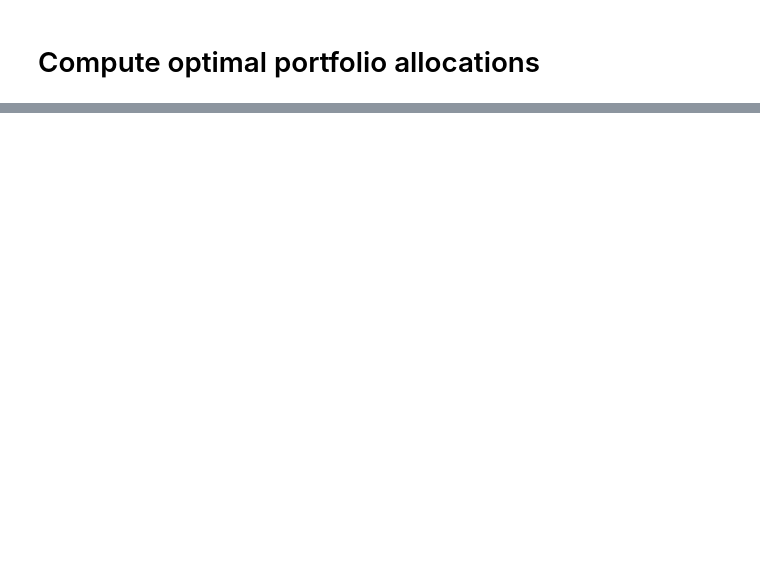
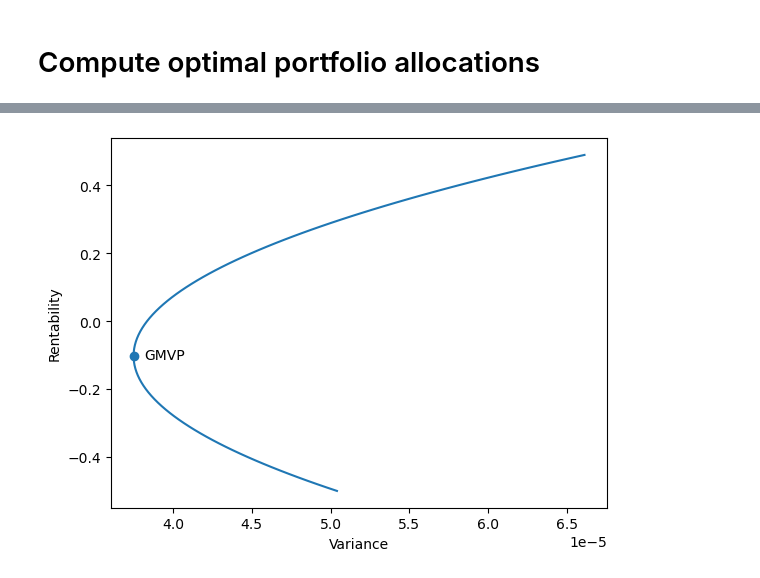
Before and after one commit to RobinPbt/Trading_strategies, a Jupyter notebook: simple_markowitz.ipynb, the cells around one changed output, grey strips where cells are left out. Drawn from its saved outputs; the diff is of its cells as text; code cells hidden in the pictures; blank space fills up the shorter version.

```diff
--- a/simple_markowitz.ipynb
+++ b/simple_markowitz.ipynb
@@ -97,6 +48,0 @@ expected_volatility : 0.001400
-# %%
-# Compute efficient portfolio for a given target return
-target_return = 0.05
-
-weights_target_ptf = compute_efficient_portfolio_weights(inv_covariance_matrix, unit_vector, returns_vector, target_return)
-expected_return_target, expected_var_target, expected_volat_target = compute_metrics_ptf(weights_target_ptf, returns_array, covariance_matrix)
@@ -106,0 +49,14 @@ expected_volatility : 0.001510
+# %%
+def expected_return(weights_vector, returns_vector):
+
+    expected_return = weights_vector.T @ returns_vector
+    expected_return = expected_return[0][0]
+
+    return expected_return
+# %%
+def expected_variance(weights_vector, covariance_matrix):
+
+    expected_variance = weights_vector.T @ covariance_matrix @ weights_vector
+    expected_variance = expected_variance.values[0][0]
+
+    return expected_variance
@@ -106,0 +129,6 @@ expected_volatility : 0.001510
+# %%
+# Create a portfolio and computing optimal allocations
+my_ptf = PortfolioAllocation(daily_returns_df)
+my_ptf.compute_GMVP_weights()
+print("-"*50)
+my_ptf.compute_efficient_portfolio_weights(0.05)
@@ -106,0 +143,5 @@ expected_volatility : 0.001510
+# %%
+# Plot frontier
+my_ptf.plot_efficient_frontier()
+# %% [output]
+[figure, added]
```
Also changed, not shown: parts of 19 cells of this notebook.
